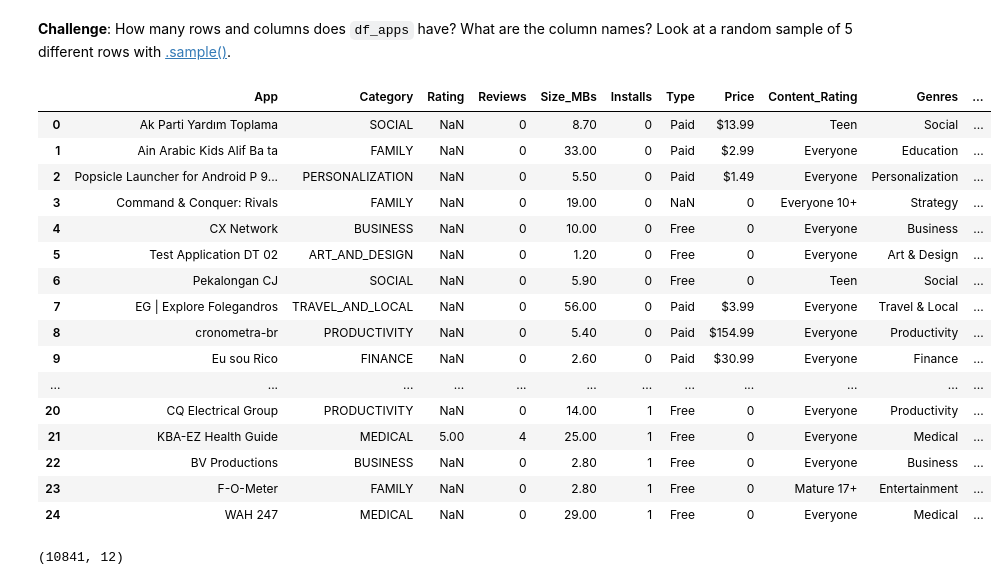
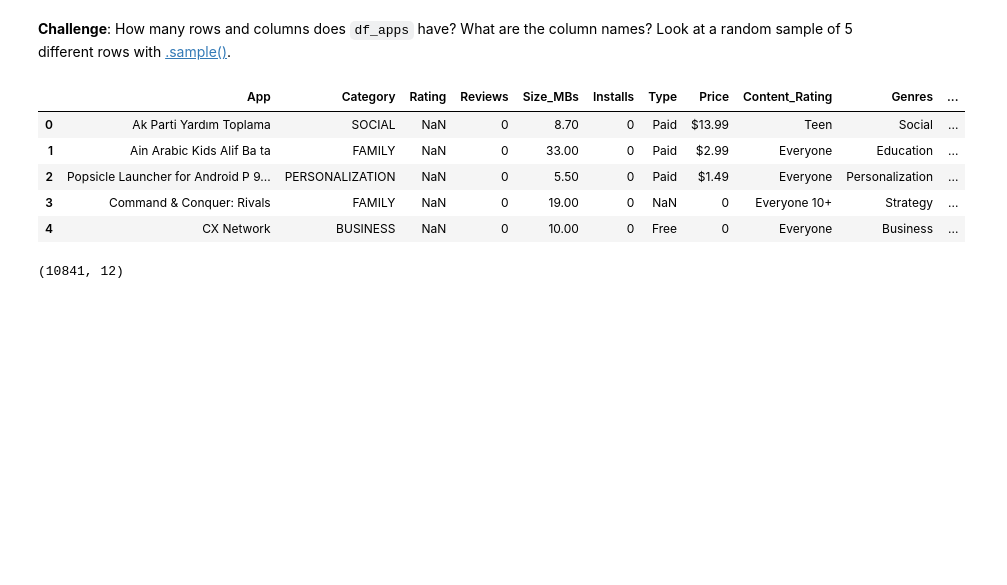
Before and after one commit to TanishTaneja/Google-Play-Store, a Jupyter notebook: Google Play Store App Analytics (start).ipynb, the cells around one changed output. Drawn from its saved outputs; the diff is of its cells as text; code cells hidden in the pictures; blank space fills up the shorter version.

```diff
--- a/Google Play Store App Analytics (start).ipynb
+++ b/Google Play Store App Analytics (start).ipynb
@@ -27,25 +27,14 @@ df_apps = pd.read_csv('apps.csv')
 # %% [markdown]
 **Challenge**: How many rows and columns does `df_apps` have? What are the column names? Look at a random sample of 5 different rows with [.sample()](https://pandas.pydata.org/pandas-docs/stable/reference/api/pandas.DataFrame.sample.html).
 # %%
-df_apps.head(25)
+df_apps.head()
 # %% [output]
 |  | App | Category | Rating | Reviews | Size_MBs | Installs | Type | Price | Content_Rating | Genres | ... |
 | 0 | Ak Parti Yardım Toplama | SOCIAL | NaN | 0 | 8.70 | 0 | Paid | $13.99 | Teen | Social | ... |
 | 1 | Ain Arabic Kids Alif Ba ta | FAMILY | NaN | 0 | 33.00 | 0 | Paid | $2.99 | Everyone | Education | ... |
 | 2 | Popsicle Launcher for Android P 9... | PERSONALIZATION | NaN | 0 | 5.50 | 0 | Paid | $1.49 | Everyone | Personalization | ... |
 | 3 | Command & Conquer: Rivals | FAMILY | NaN | 0 | 19.00 | 0 | NaN | 0 | Everyone 10+ | Strategy | ... |
 | 4 | CX Network | BUSINESS | NaN | 0 | 10.00 | 0 | Free | 0 | Everyone | Business | ... |
-| 5 | Test Application DT 02 | ART_AND_DESIGN | NaN | 0 | 1.20 | 0 | Free | 0 | Everyone | Art & Design | ... |
-| 6 | Pekalongan CJ | SOCIAL | NaN | 0 | 5.90 | 0 | Free | 0 | Teen | Social | ... |
-| 7 | EG | Explore Folegandros | TRAVEL_AND_LOCAL | NaN | 0 | 56.00 | 0 | Paid | $3.99 | Everyone | Travel & Local | ... |
-| 8 | cronometra-br | PRODUCTIVITY | NaN | 0 | 5.40 | 0 | Paid | $154.99 | Everyone | Productivity | ... |
-| 9 | Eu sou Rico | FINANCE | NaN | 0 | 2.60 | 0 | Paid | $30.99 | Everyone | Finance | ... |
-| ... | ... | ... | ... | ... | ... | ... | ... | ... | ... | ... | ... |
-| 20 | CQ Electrical Group | PRODUCTIVITY | NaN | 0 | 14.00 | 1 | Free | 0 | Everyone | Productivity | ... |
-| 21 | KBA-EZ Health Guide | MEDICAL | 5.00 | 4 | 25.00 | 1 | Free | 0 | Everyone | Medical | ... |
-| 22 | BV Productions | BUSINESS | NaN | 0 | 2.80 | 1 | Free | 0 | Everyone | Business | ... |
-| 23 | F-O-Meter | FAMILY | NaN | 0 | 2.80 | 1 | Free | 0 | Mature 17+ | Entertainment | ... |
-| 24 | WAH 247 | MEDICAL | NaN | 0 | 29.00 | 1 | Free | 0 | Everyone | Medical | ... |
 # %%
 df_apps.shape
 # %% [output]
```
Also changed, not shown: parts of 17 cells of this notebook.
